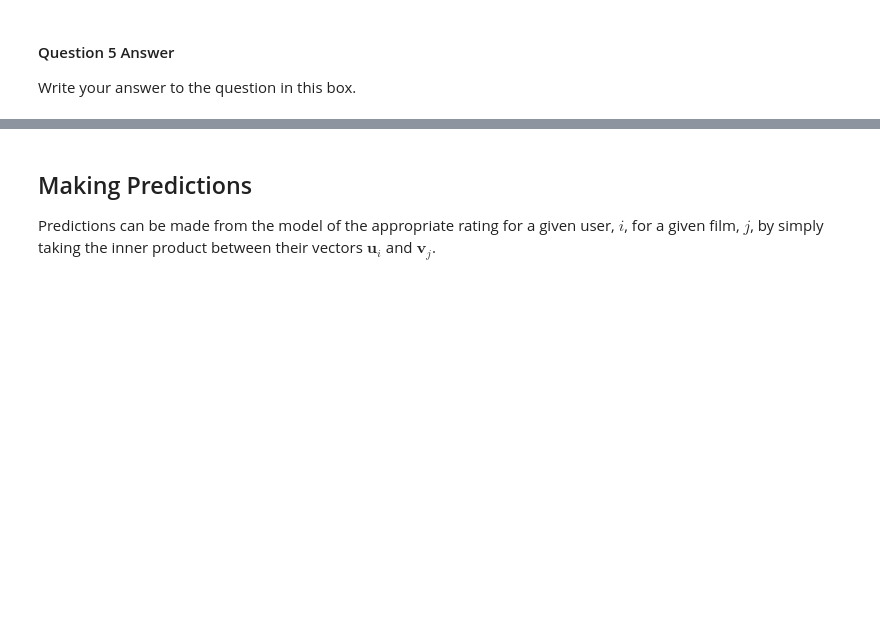
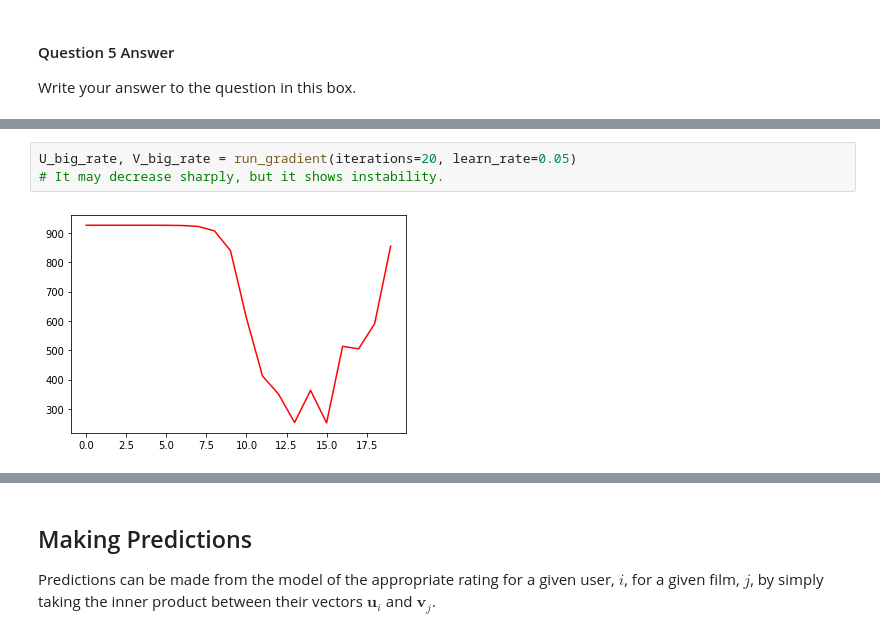
Before and after one commit to Lone5267/MLAI, a Jupyter notebook: Lab 2 - Objective Functions.ipynb, the cells around one changed output, grey strips where cells are left out. Cells and saved outputs as stored; diff of their text form; blank space fills up the shorter version.

```diff
--- a/Lab 2 - Objective Functions.ipynb
+++ b/Lab 2 - Objective Functions.ipynb
@@ -301,0 +322,5 @@ Write your answer to the question in this box.
+# %%
+U_big_rate, V_big_rate = run_gradient(iterations=20, learn_rate=0.05)
+# It may decrease sharply, but it shows instability.
+# %% [output]
+[figure, added]
```
Also changed, not shown: parts of 15 cells of this notebook, 1 other file.
